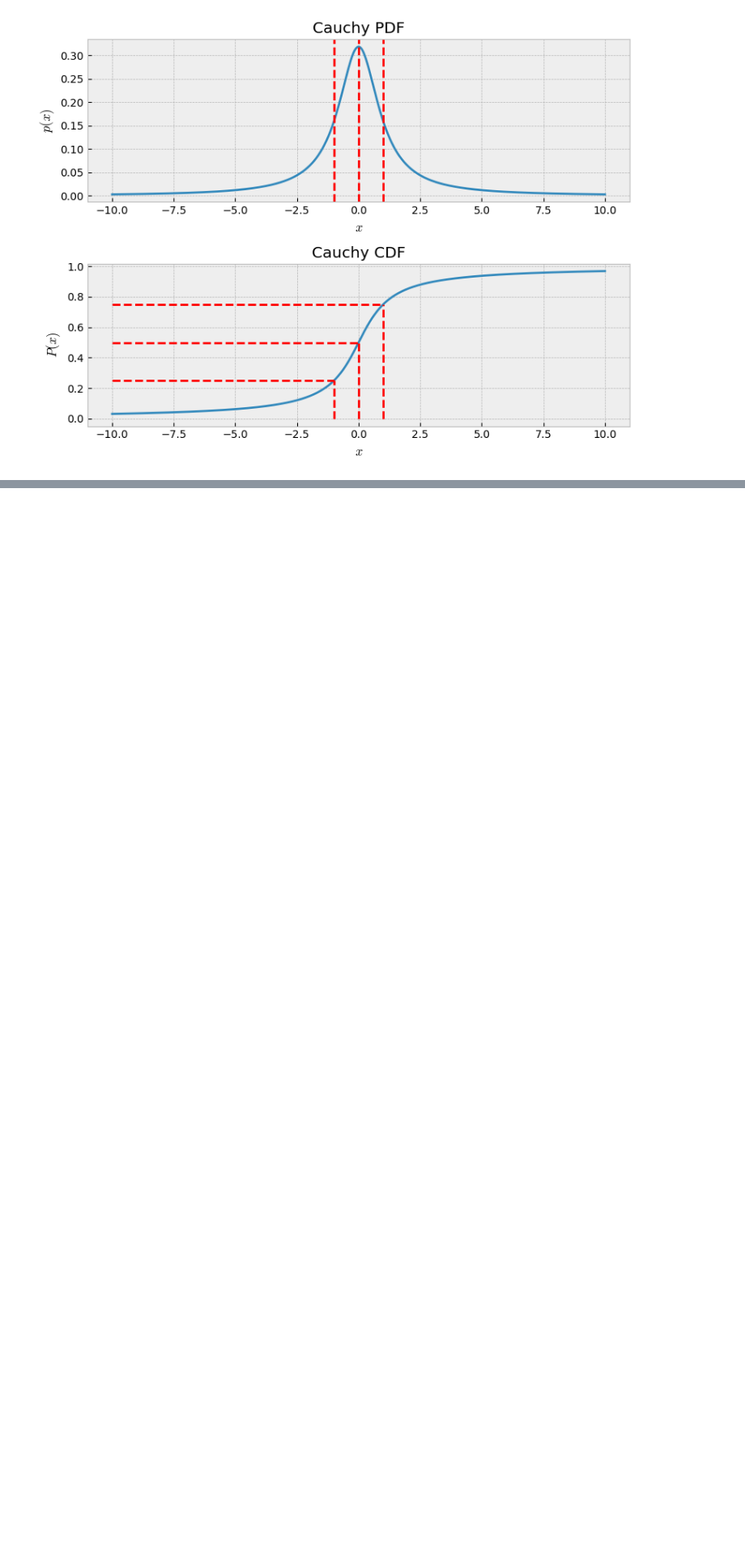
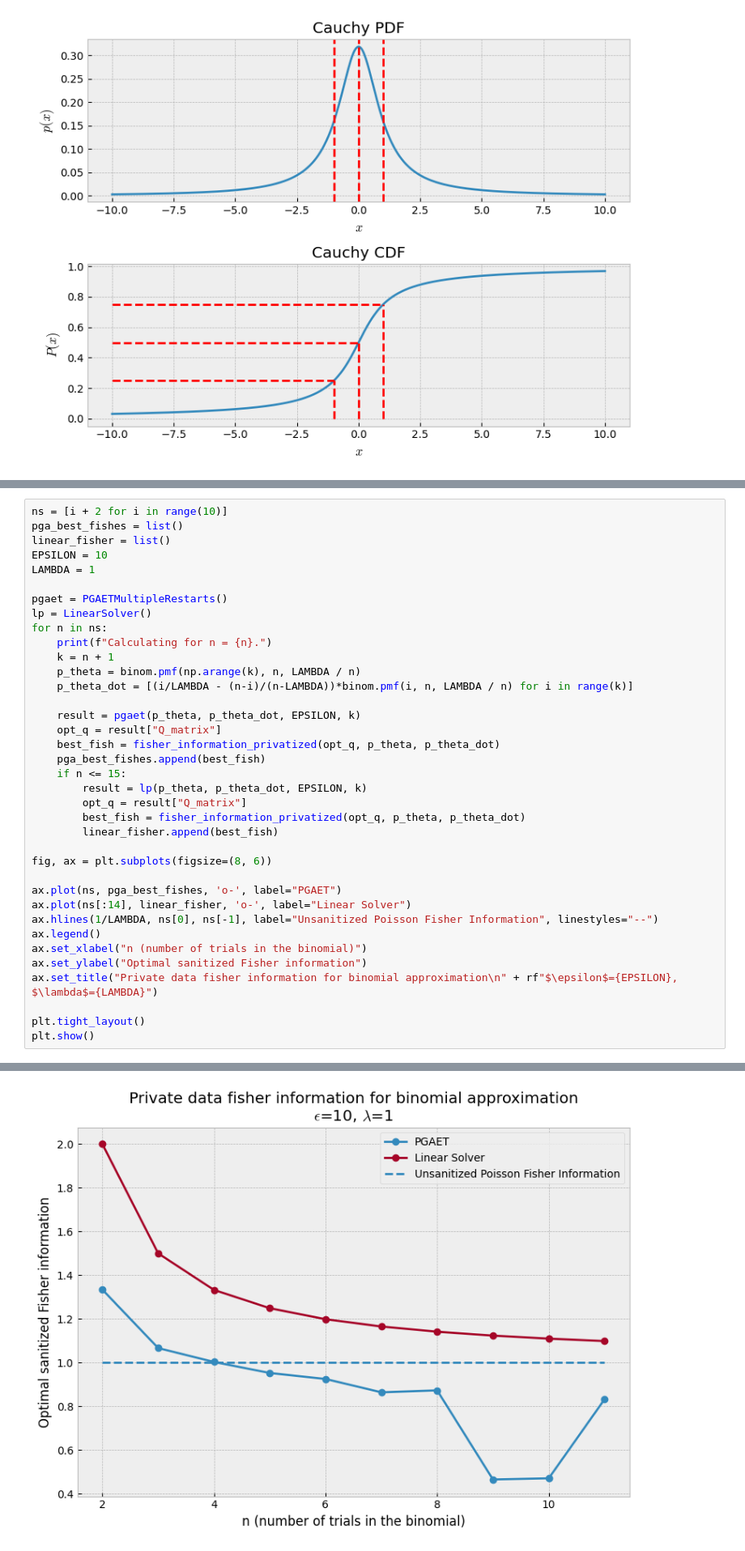
Before and after one commit to MatejVe/locally_efficient_differential_privacy, a Jupyter notebook: thesis_visualization.ipynb, the cells around one changed output, grey strips where cells are left out. Shown at 81% size. Cells and saved outputs as stored; diff of their text form; blank space fills up the shorter version.

```diff
--- a/thesis_visualization.ipynb
+++ b/thesis_visualization.ipynb
@@ -366,0 +401,38 @@ plt.show()
+# %%
+ns = [i + 2 for i in range(10)]
+pga_best_fishes = list()
+linear_fisher = list()
+EPSILON = 10
+LAMBDA = 1
+
+pgaet = PGAETMultipleRestarts()
+lp = LinearSolver()
+for n in ns:
+    print(f"Calculating for n = {n}.")
+    k = n + 1
+    p_theta = binom.pmf(np.arange(k), n, LAMBDA / n)
+    p_theta_dot = [(i/LAMBDA - (n-i)/(n-LAMBDA))*binom.pmf(i, n, LAMBDA / n) for i in range(k)]
+
+    result = pgaet(p_theta, p_theta_dot, EPSILON, k)
+    opt_q = result["Q_matrix"]
+    best_fish = fisher_information_privatized(opt_q, p_theta, p_theta_dot)
+    pga_best_fishes.append(best_fish)
+    if n <= 15:
+        result = lp(p_theta, p_theta_dot, EPSILON, k)
+        opt_q = result["Q_matrix"]
+        best_fish = fisher_information_privatized(opt_q, p_theta, p_theta_dot)
+        linear_fisher.append(best_fish)
+
+fig, ax = plt.subplots(figsize=(8, 6))
+
+ax.plot(ns, pga_best_fishes, 'o-', label="PGAET")
+ax.plot(ns[:14], linear_fisher, 'o-', label="Linear Solver")
+ax.hlines(1/LAMBDA, ns[0], ns[-1], label="Unsanitized Poisson Fisher Information", linestyles="--")
+ax.legend()
+ax.set_xlabel("n (number of trials in the binomial)")
+ax.set_ylabel("Optimal sanitized Fisher information")
+ax.set_title("Private data fisher information for binomial approximation\n" + rf"$\epsilon$={EPSILON}, $\lambda$={LAMBDA}")
+
+plt.tight_layout()
+plt.show()
+# %% [output]
@@ -366,0 +449 @@ plt.show()
+[figure, added]
```
Also changed, not shown: parts of 8 cells of this notebook.
